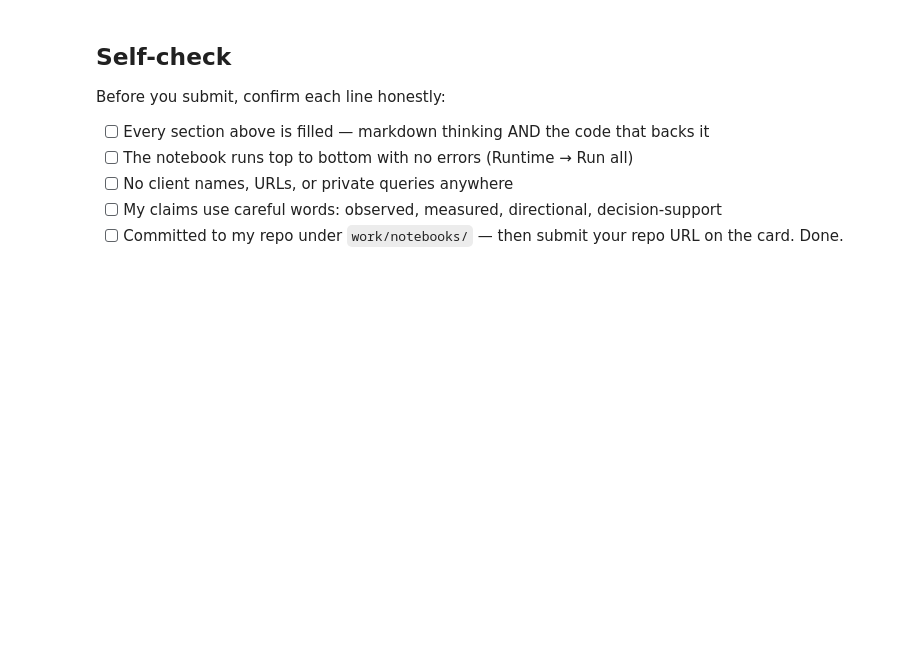
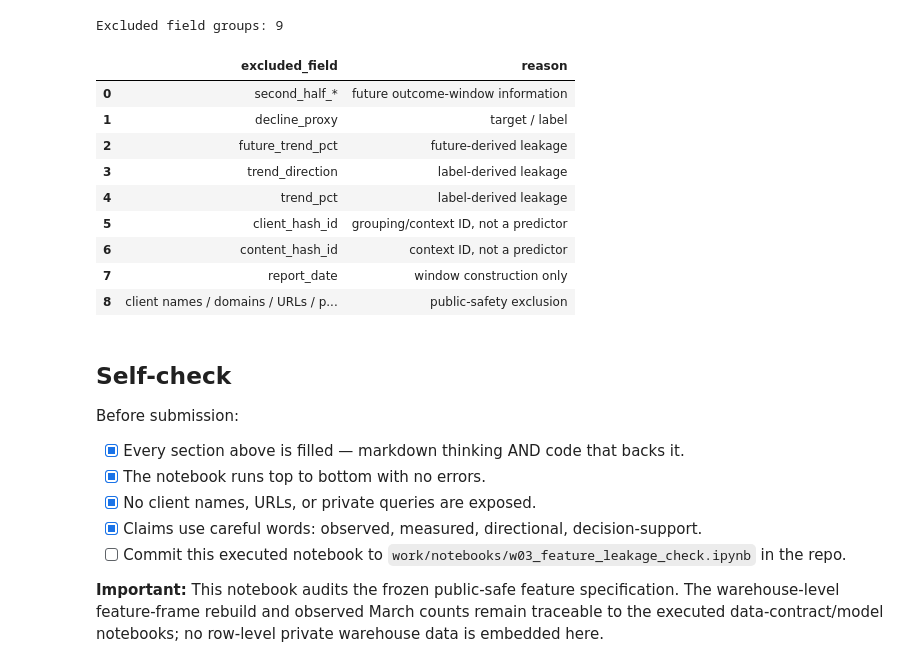
Before and after one commit to kbhutto256/flyrank-ml-internship, a Jupyter notebook: work/notebooks/w03_feature_leakage_check.ipynb, the cells around one changed output. Drawn from its saved outputs; the diff is of its cells as text; code cells hidden in the pictures; blank space fills up the shorter version.

```diff
--- a/work/notebooks/w03_feature_leakage_check.ipynb
+++ b/work/notebooks/w03_feature_leakage_check.ipynb
@@ -37,10 +104,39 @@ This skeleton is yours to fill. Work the sections **in order** — each one has
+# %%
+excluded = pd.DataFrame([
+    ["second_half_*", "future outcome-window information"],
+    ["decline_proxy", "target / label"],
+    ["future_trend_pct", "future-derived leakage"],
+    ["trend_direction", "label-derived leakage"],
+    ["trend_pct", "label-derived leakage"],
+    ["client_hash_id", "grouping/context ID, not a predictor"],
+    ["content_hash_id", "context ID, not a predictor"],
+    ["report_date", "window construction only"],
+    ["client names / domains / URLs / private queries", "public-safety exclusion"],
+], columns=["excluded_field", "reason"])
+
+print("Excluded field groups:", len(excluded))
+display(excluded)
+# %% [output]
+Excluded field groups: 9
+|  | excluded_field | reason |
+| 0 | second_half_* | future outcome-window information |
+| 1 | decline_proxy | target / label |
+| 2 | future_trend_pct | future-derived leakage |
+| 3 | trend_direction | label-derived leakage |
+| 4 | trend_pct | label-derived leakage |
+| 5 | client_hash_id | grouping/context ID, not a predictor |
+| 6 | content_hash_id | context ID, not a predictor |
+| 7 | report_date | window construction only |
+| 8 | client names / domains / URLs / p... | public-safety exclusion |
 # %% [markdown]
 ## Self-check
 
-Before you submit, confirm each line honestly:
+Before submission:
 
-- [ ] Every section above is filled — markdown thinking AND the code that backs it
-- [ ] The notebook runs top to bottom with no errors (Runtime → Run all)
-- [ ] No client names, URLs, or private queries anywhere
-- [ ] My claims use careful words: observed, measured, directional, decision-support
-- [ ] Committed to my repo under `work/notebooks/` — then submit your repo URL on the card. Done.
+- [x] Every section above is filled — markdown thinking AND code that backs it.
+- [x] The notebook runs top to bottom with no errors.
+- [x] No client names, URLs, or private queries are exposed.
+- [x] Claims use careful words: observed, measured, directional, decision-support.
+- [ ] Commit this executed notebook to `work/notebooks/w03_feature_leakage_check.ipynb` in the repo.
+
+**Important:** This notebook audits the frozen public-safe feature specification. The warehouse-level feature-frame rebuild and observed March counts remain traceable to the executed data-contract/model notebooks; no row-level private warehouse data is embedded here.
```
Also changed, not shown: parts of 15 cells of this notebook.
